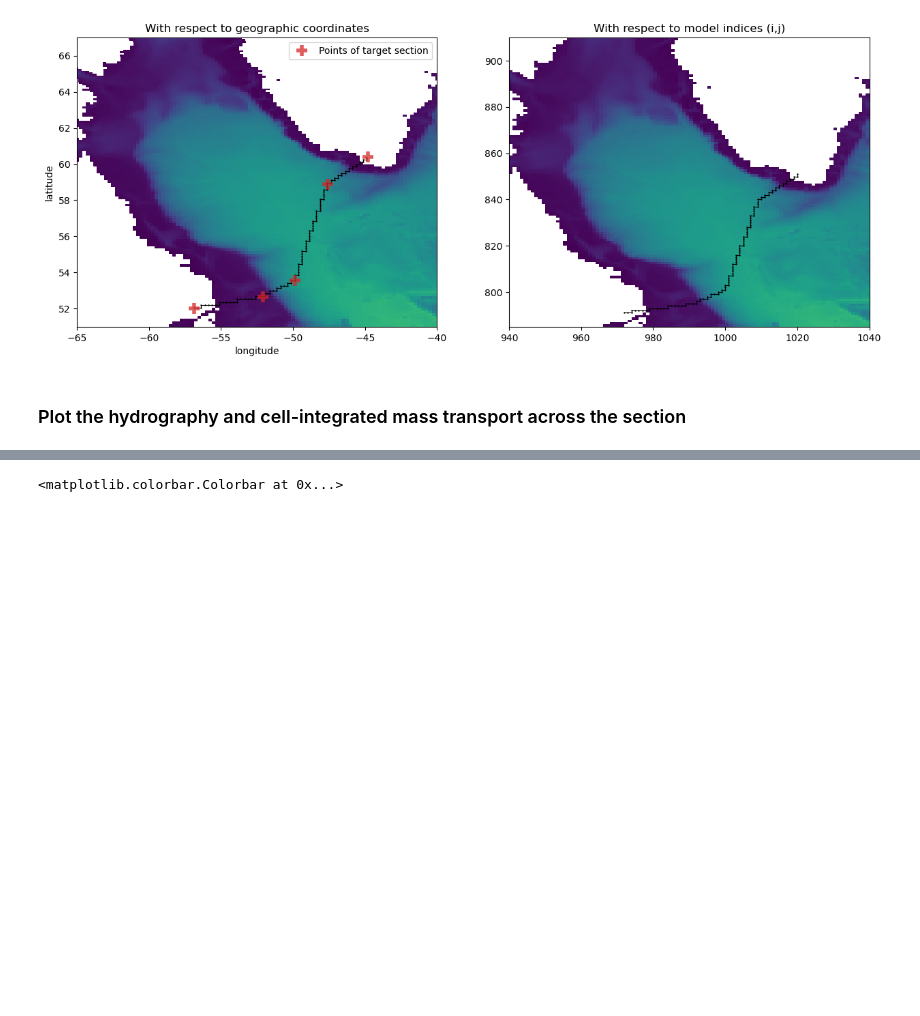
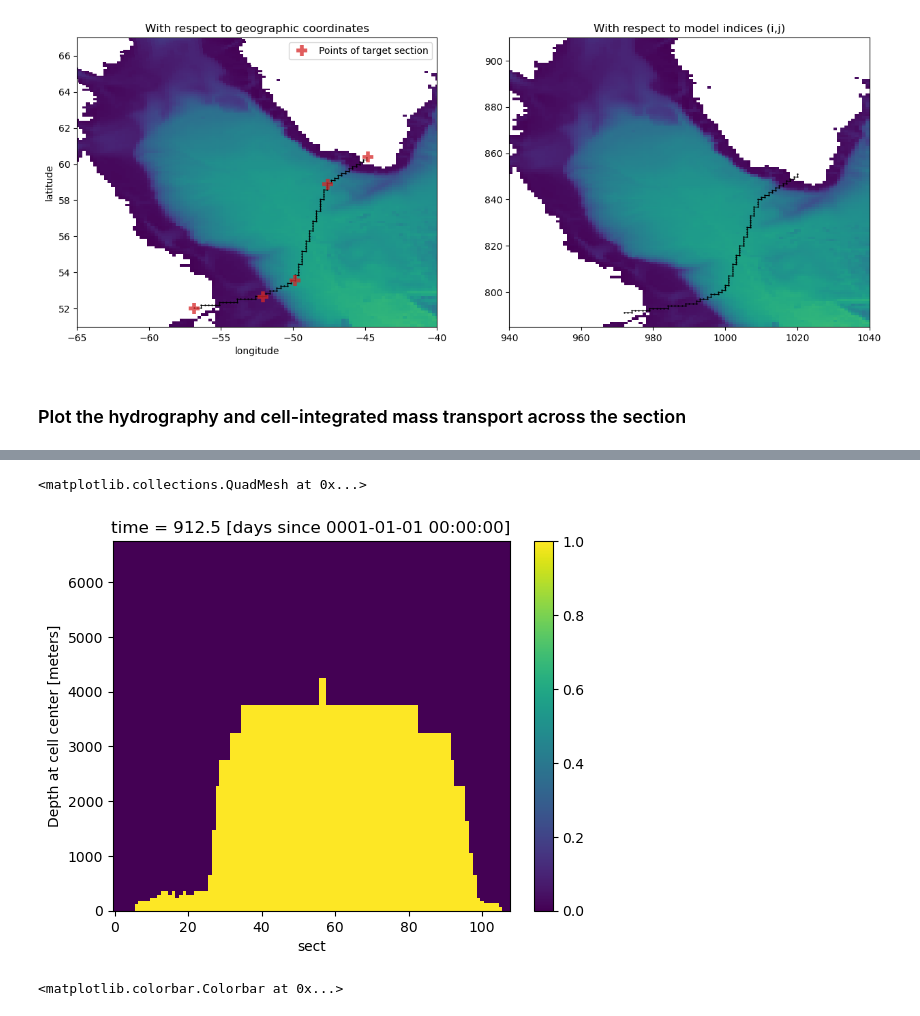
Before and after one commit to MOM6-community/sectionate, a Jupyter notebook: examples/2_OSNAP_transports_CM4p125.ipynb, the cells around one changed output, grey strips where cells are left out. Cells and saved outputs as stored; diff of their text form; code cells hidden in the pictures; blank space fills up the shorter version.

```diff
--- a/examples/2_OSNAP_transports_CM4p125.ipynb
+++ b/examples/2_OSNAP_transports_CM4p125.ipynb
@@ -69,4 +66,4 @@ plt.show()
 # %% [markdown]
 ### Plot the hydrography and cell-integrated mass transport across the section
 # %%
-T_west = sectionate.extract_tracer(ds['thetao'], iwest, jwest, symmetric)
+%time T_west = sectionate.extract_tracer(ds['thetao'], iwest, jwest, symmetric).compute()
@@ -73,3 +78,8 @@ T_west = sectionate.extract_tracer(ds['thetao'], iwest, jwest, symmetric)
+# %%
+(T_west==T_west_new).isel(time=0).plot()
+# %% [output]
+<matplotlib.collections.QuadMesh at 0x...>
+[figure, added]
 # %%
 Trp_west = sectionate.convergent_transport(ds, iwest, jwest, symmetric, counterclockwise=True)
 # %%
```
Also changed, not shown: parts of 4 cells of this notebook, 1 other file.
